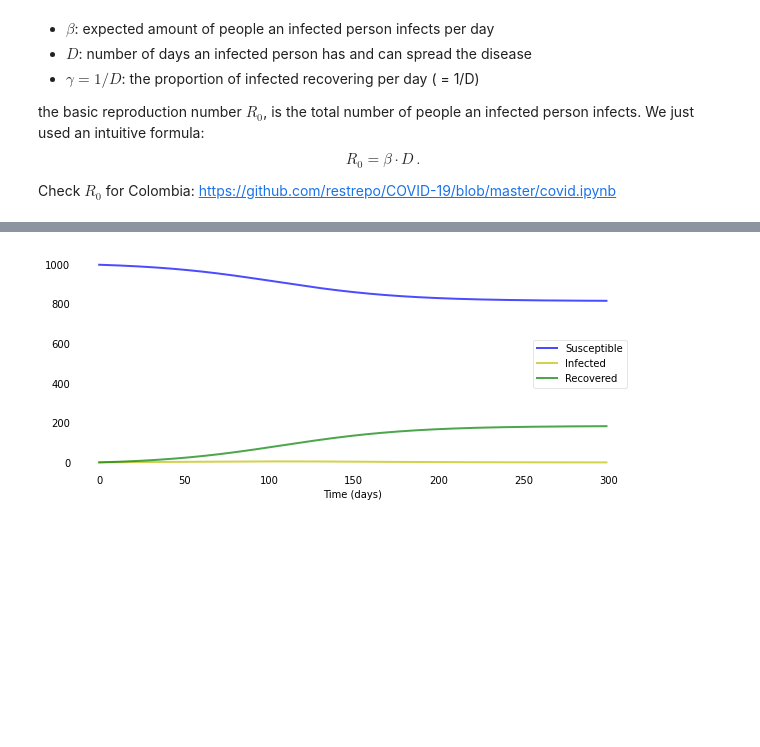
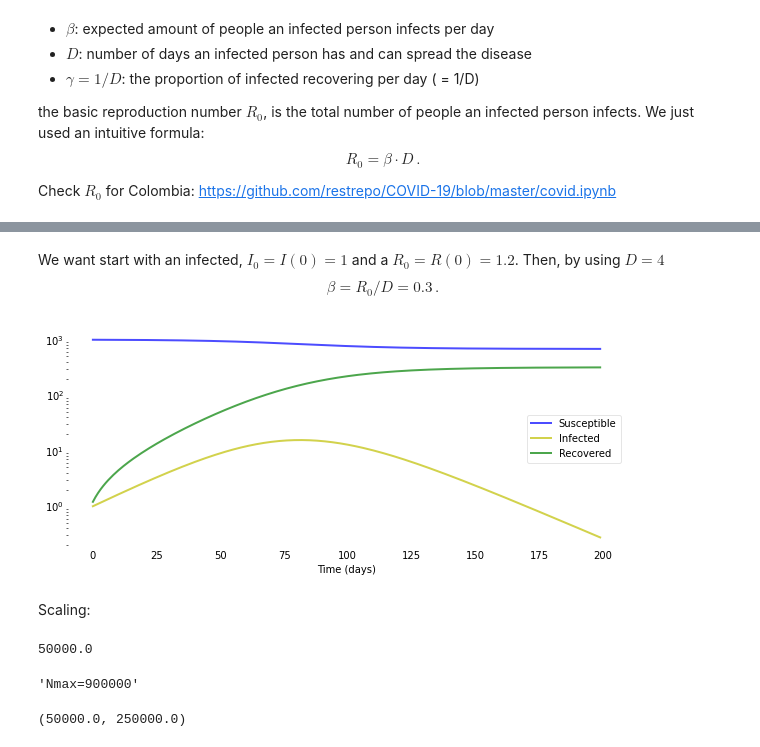
Before and after one commit to restrepo/ComputationalMethods, a Jupyter notebook: material/medium_modelling_part_one.ipynb, the cells around one changed output, grey strips where cells are left out. Cells and saved outputs as stored; diff of their text form; code cells hidden in the pictures; blank space fills up the shorter version.

```diff
--- a/material/medium_modelling_part_one.ipynb
+++ b/material/medium_modelling_part_one.ipynb
@@ -48,27 +50,32 @@ def deriv(y, t, N=1000, β=1, γ=1/4):
     dIdt = β * S * I / N - γ * I
     dRdt = γ * I
     return dSdt, dIdt, dRdt
+# %% [markdown]
+We want start with an infected, $I_0=I(0)=1$ and a $R_0=R(0)=1.2$.
+Then, by using $D=4$
+$$\beta=R_0/D=0.3\,.$$
 # %%
 N = 1000
-β = 0.275  # infected person infects 0.275 other person per day, such that R_0=1.1
+β = 0.3  # infected person infects 0.275 other person per day, such that R_0=1.2
 D = 4.0 # infections lasts four days
 γ = 1.0 / D
 
-S0, I0, R0 = 999, 1, 0  # initial conditions: one infected, rest susceptible
+S0, I0, R0 = 999, 1, 1.2  # initial conditions: one infected, rest susceptible
 # %%
-t = np.linspace(0, 299, 300) # Grid of time points (in days)
+t = np.linspace(0, 199, 200) # Grid of time points (in days)
 y0 = [S0, I0, R0] # Initial conditions vector
 
 # Integrate the SIR equations over the time grid, t.
 ret = odeint(deriv, y0, t, args=(N, β, γ))
 S, I, R = ret.T
 # %%
-def plotsir(t, S, I, R):
+def plotsir(t, S, I, R,yscale='linear'):
   f, ax = plt.subplots(1,1,figsize=(10,4))
   ax.plot(t, S, 'b', alpha=0.7, linewidth=2, label='Susceptible')
   ax.plot(t, I, 'y', alpha=0.7, linewidth=2, label='Infected')
   ax.plot(t, R, 'g', alpha=0.7, linewidth=2, label='Recovered')
-
+  plt.yscale(yscale)
+  plt.grid()
   ax.set_xlabel('Time (days)')
 
   ax.yaxis.set_tick_params(length=0)
@@ -80,6 +87,23 @@ def plotsir(t, S, I, R):
       ax.spines[spine].set_visible(False)
   plt.show();
 # %%
-plotsir(t, S, I, R)
+plotsir(t, S, I, R,yscale='log')
 # %% [output]
-[figure, old version]
+[figure, new version]
+# %% [markdown]
+Scaling:
+# %%
+Nreal=50E6
+sc=Nreal/N
+sc
+# %% [output]
+50000.0
+# %%
+'N0={:g}'.format(I0*sc)
+'Nmax={:g}'.format(18*sc)
+# %% [output]
+'Nmax=900000'
+# %%
+5E4,5*5E4
+# %% [output]
+(50000.0, 250000.0)
```
Also changed, not shown: parts of 3 cells of this notebook.
